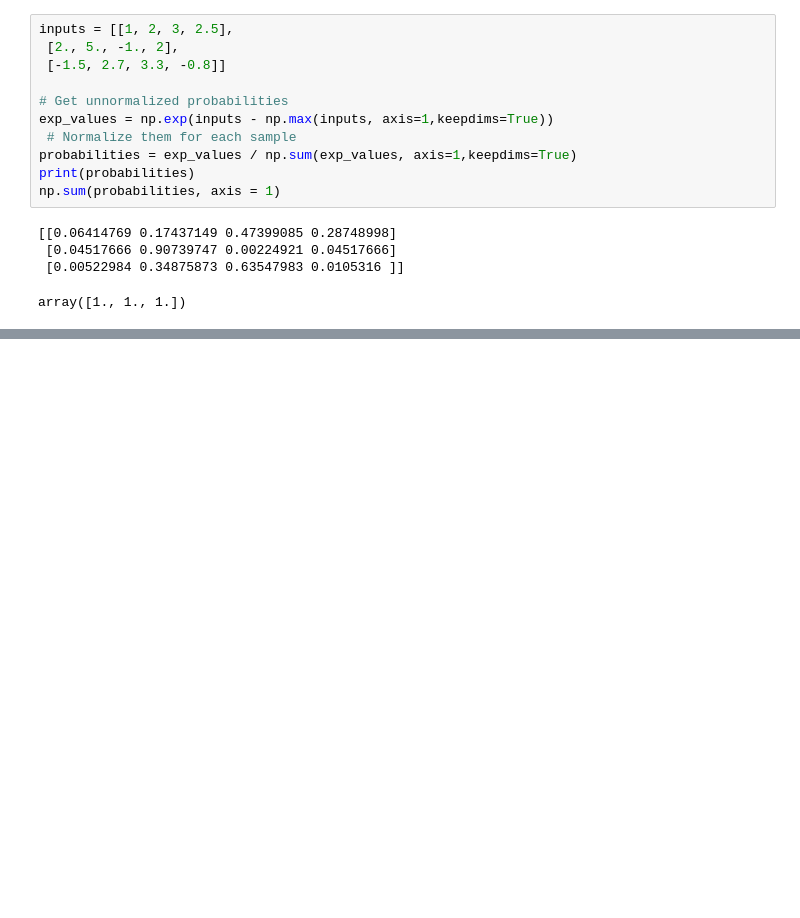
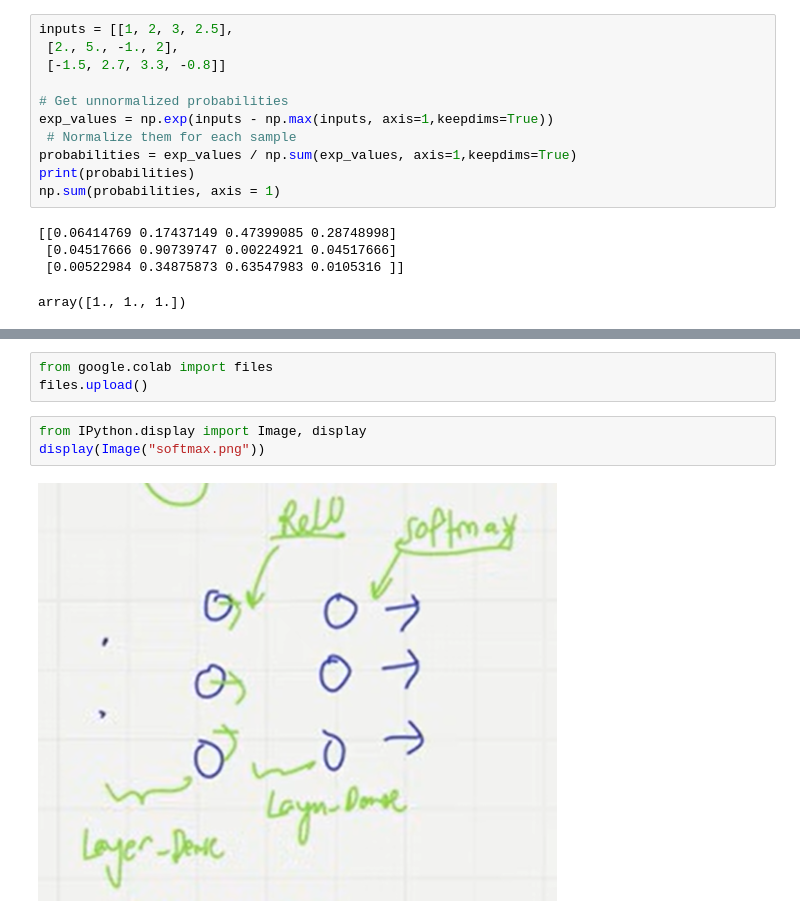
Before and after one commit to ANNON17-byte/Neural-Network, a Jupyter notebook: coding_neurons_and_layers.ipynb, the cells around one changed output, grey strips where cells are left out. Cells and saved outputs as stored; diff of their text form; blank space fills up the shorter version.

Commit message:
Softmax Activation Function

```diff
--- a/coding_neurons_and_layers.ipynb
+++ b/coding_neurons_and_layers.ipynb
@@ -310,0 +324,8 @@ array([1., 1., 1.])
+# %%
+from google.colab import files
+files.upload()
+# %%
+from IPython.display import Image, display
+display(Image("softmax.png"))
+# %% [output]
+[figure, added]
```
Also changed, not shown: parts of 3 cells of this notebook.
